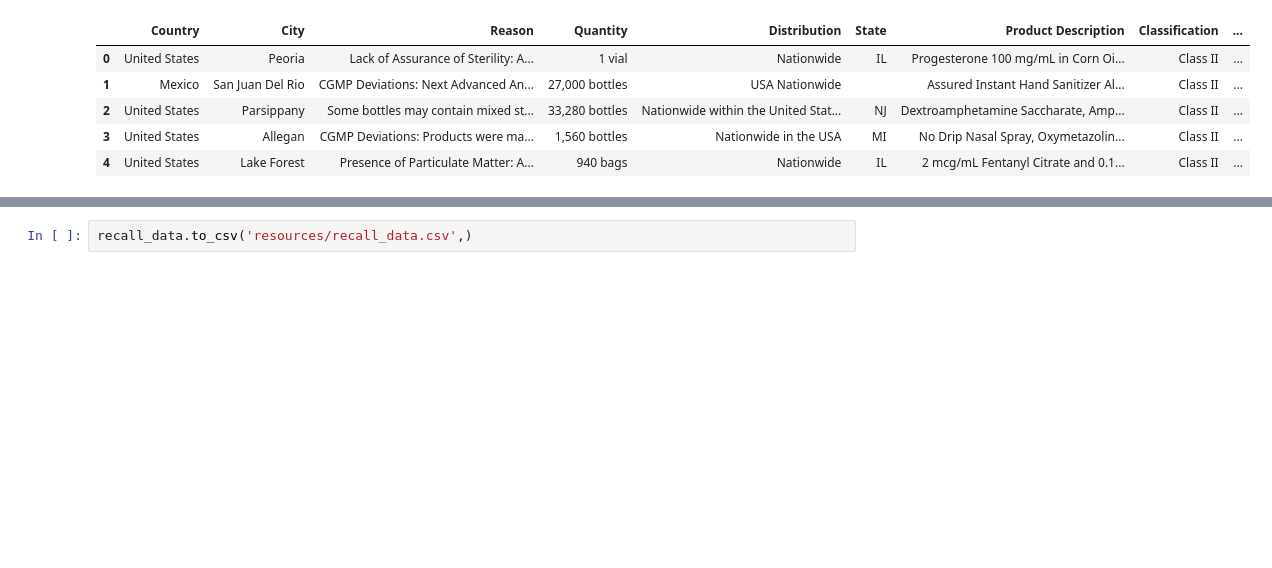
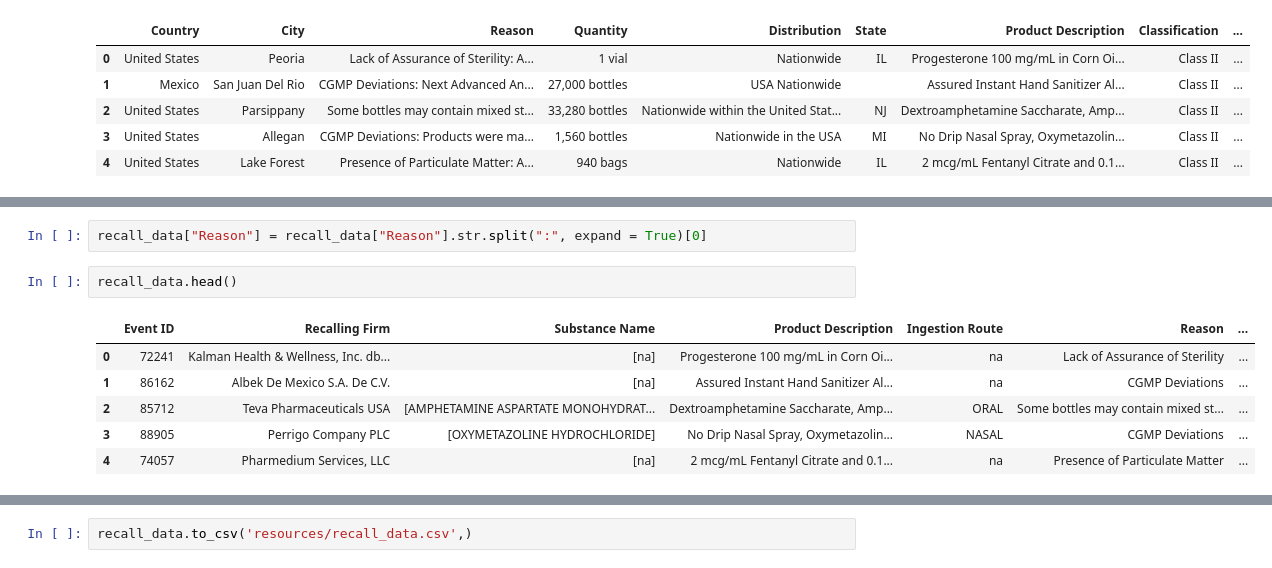
Before and after one commit to lingerfeltcm/project_3_group_4, a Jupyter notebook: starter_code.ipynb, the cells around one changed output, grey strips where cells are left out. Saved outputs shown, nothing was run; the diff lists cells and outputs as text; blank space fills up the shorter version.

```diff
--- a/starter_code.ipynb
+++ b/starter_code.ipynb
@@ -100,0 +180,11 @@ recall_data.head()
+# %%
+recall_data["Reason"] = recall_data["Reason"].str.split(":", expand = True)[0]
+# %%
+recall_data.head()
+# %% [output]
+|  | Event ID | Recalling Firm | Substance Name | Product Description | Ingestion Route | Reason | ... |
+| 0 | 72241 | Kalman Health & Wellness, Inc. db... | [na] | Progesterone 100 mg/mL in Corn Oi... | na | Lack of Assurance of Sterility | ... |
+| 1 | 86162 | Albek De Mexico S.A. De C.V. | [na] | Assured Instant Hand Sanitizer Al... | na | CGMP Deviations | ... |
+| 2 | 85712 | Teva Pharmaceuticals USA | [AMPHETAMINE ASPARTATE MONOHYDRAT... | Dextroamphetamine Saccharate, Amp... | ORAL | Some bottles may contain mixed st... | ... |
+| 3 | 88905 | Perrigo Company PLC | [OXYMETAZOLINE HYDROCHLORIDE] | No Drip Nasal Spray, Oxymetazolin... | NASAL | CGMP Deviations | ... |
+| 4 | 74057 | Pharmedium Services, LLC | [na] | 2 mcg/mL Fentanyl Citrate and 0.1... | na | Presence of Particulate Matter | ... |
```
Also changed, not shown: parts of 11 cells of this notebook, 1 other file.
